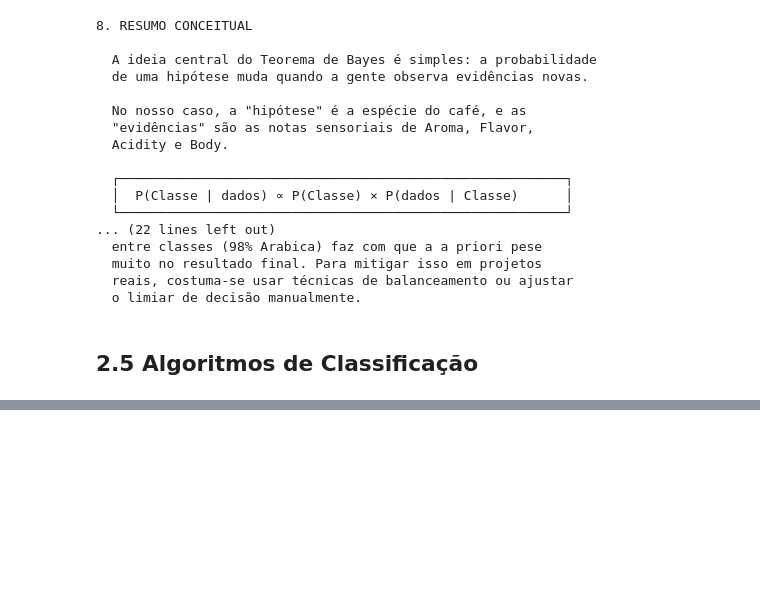
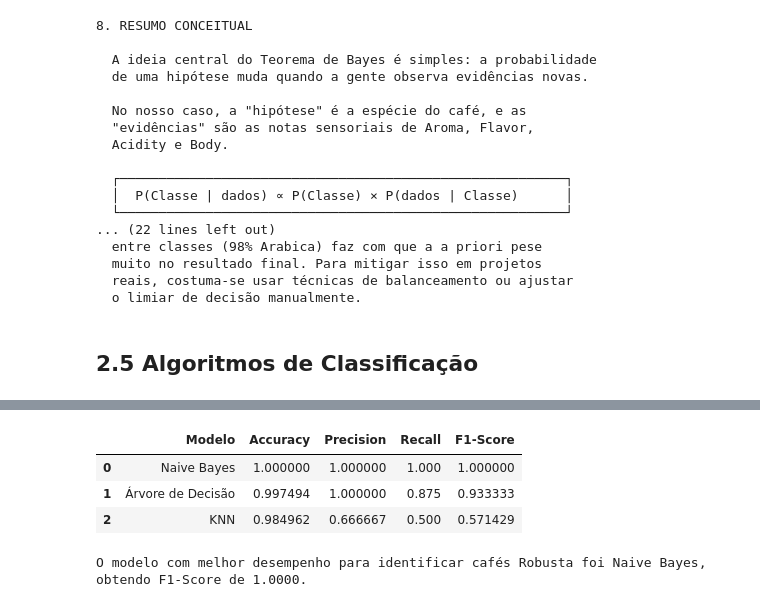
Before and after one commit to analiceajpinheiro/Super_Projeto_Cafe, a Jupyter notebook: analise.ipynb, the cells around one changed output, grey strips where cells are left out. Cells and saved outputs as stored; diff of their text form; code cells hidden in the pictures; blank space fills up the shorter version.

```diff
--- a/analise.ipynb
+++ b/analise.ipynb
@@ -671,0 +852,49 @@ print("""
+# %%
+resultados = pd.DataFrame({
+    "Modelo": [
+        "Naive Bayes",
+        "Árvore de Decisão",
+        "KNN"
+    ],
+
+    "Accuracy": [
+        accuracy_score(y_test, y_pred_nb),
+        accuracy_score(y_test, y_pred_tree),
+        accuracy_score(y_test, y_pred_knn)
+    ],
+
+    "Precision": [
+        precision_score(y_test, y_pred_nb, pos_label="Robusta", zero_division=0),
+        precision_score(y_test, y_pred_tree, pos_label="Robusta", zero_division=0),
+        precision_score(y_test, y_pred_knn, pos_label="Robusta", zero_division=0)
+    ],
+
+    "Recall": [
+        recall_score(y_test, y_pred_nb, pos_label="Robusta", zero_division=0),
+        recall_score(y_test, y_pred_tree, pos_label="Robusta", zero_division=0),
+        recall_score(y_test, y_pred_knn, pos_label="Robusta", zero_division=0)
+    ],
+
+    "F1-Score": [
+        f1_score(y_test, y_pred_nb, pos_label="Robusta", zero_division=0),
+        f1_score(y_test, y_pred_tree, pos_label="Robusta", zero_division=0),
+        f1_score(y_test, y_pred_knn, pos_label="Robusta", zero_division=0)
+    ]
+})
+
+resultados.sort_values("F1-Score", ascending=False)
+# %% [output]
+|  | Modelo | Accuracy | Precision | Recall | F1-Score |
+| 0 | Naive Bayes | 1.000000 | 1.000000 | 1.000 | 1.000000 |
+| 1 | Árvore de Decisão | 0.997494 | 1.000000 | 0.875 | 0.933333 |
+| 2 | KNN | 0.984962 | 0.666667 | 0.500 | 0.571429 |
+# %%
+melhor = resultados.loc[resultados["F1-Score"].idxmax()]
+
+print(
+    f"O modelo com melhor desempenho para identificar cafés Robusta "
+    f"foi {melhor['Modelo']}, obtendo F1-Score de "
+    f"{melhor['F1-Score']:.4f}."
+)
+# %% [output]
+O modelo com melhor desempenho para identificar cafés Robusta foi Naive Bayes, obtendo F1-Score de 1.0000.
```
Also changed, not shown: parts of 14 cells of this notebook.
